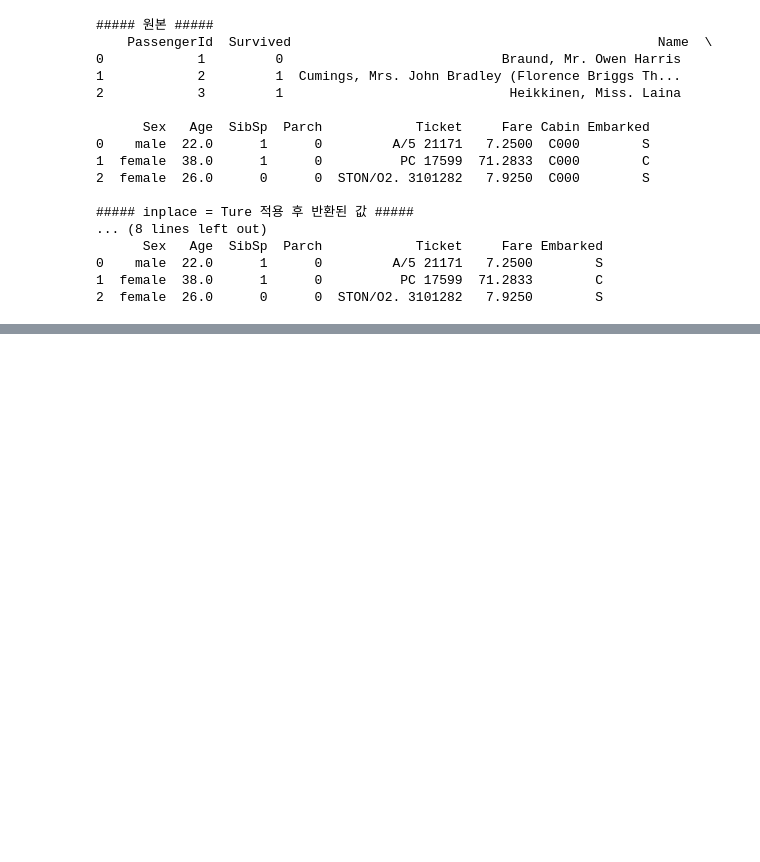
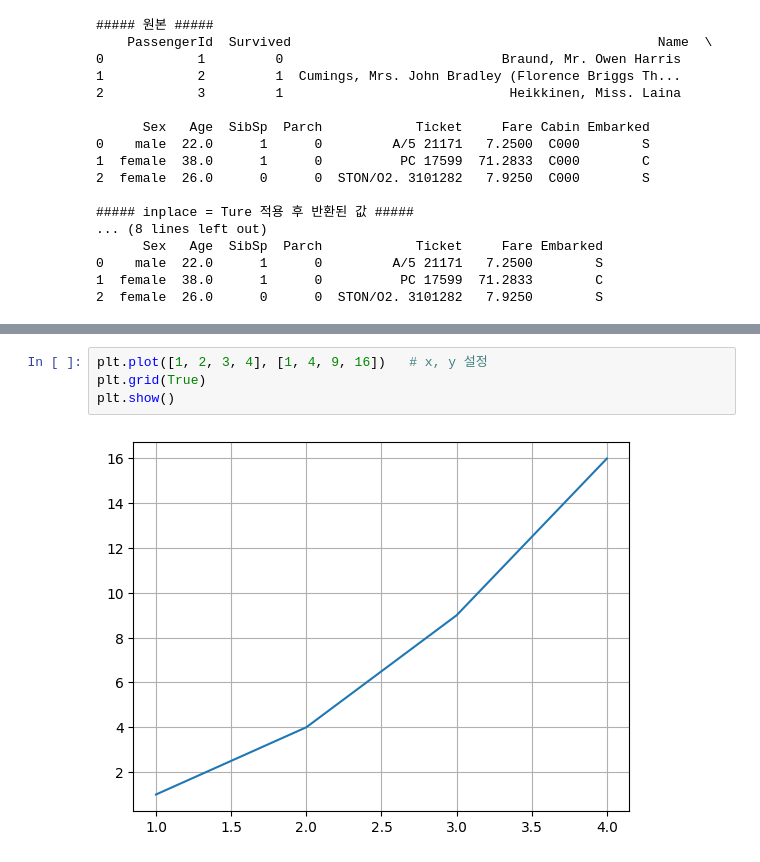
Before and after one commit to SuuuHyeon/machine-learning, a Jupyter notebook: machine_learning_study.ipynb, the cells around one changed output, grey strips where cells are left out. Drawn from its saved outputs; the diff is of its cells as text; blank space fills up the shorter version.

```diff
--- a/machine_learning_study.ipynb
+++ b/machine_learning_study.ipynb
@@ -434,0 +463,6 @@ print('##### inplace = Ture 적용 후 원본 데이터 #####\n', titanic_df.hea
+# %%
+plt.plot([1, 2, 3, 4], [1, 4, 9, 16])   # x, y 설정
+plt.grid(True)
+plt.show()
+# %% [output]
+[figure, added]
```
Also changed, not shown: parts of 11 cells of this notebook.
